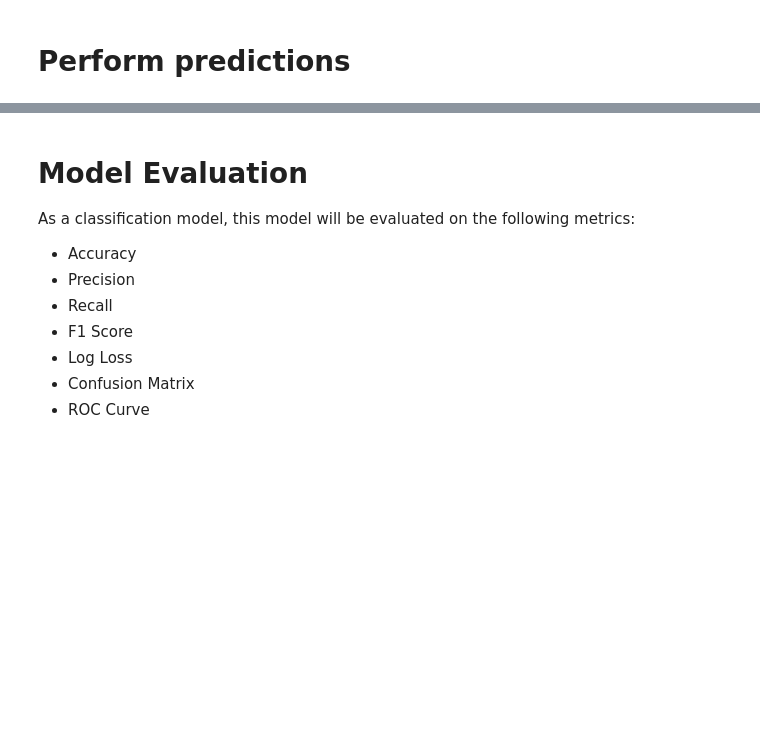
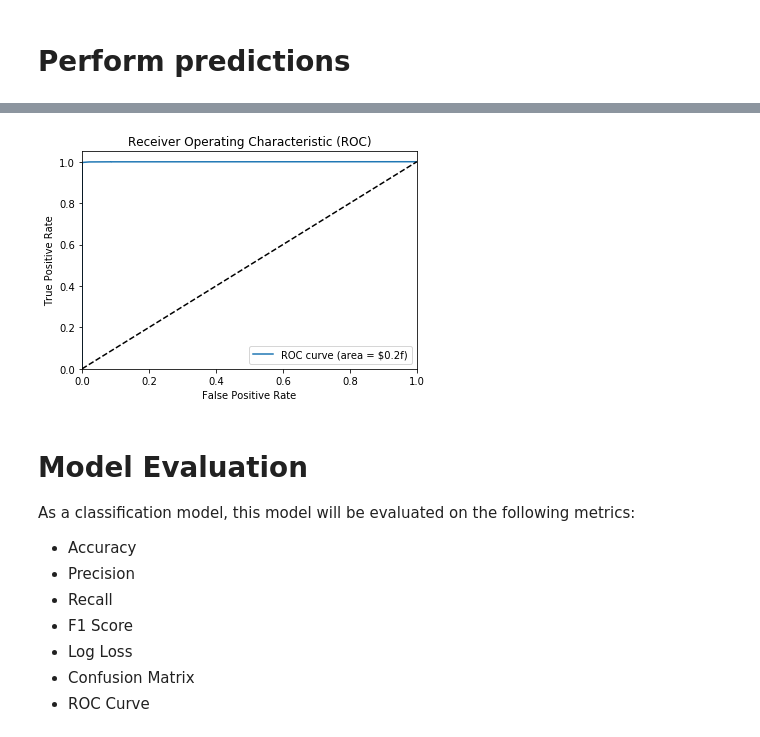
Before and after one commit to saechaol/network-intrusion-detector, a Jupyter notebook: intrusion_predictor.ipynb, the cells around one changed output, grey strips where cells are left out. Drawn from its saved outputs; the diff is of its cells as text; code cells hidden in the pictures; blank space fills up the shorter version.

Commit message:
added graphs with my convnet implementation

```diff
--- a/intrusion_predictor.ipynb
+++ b/intrusion_predictor.ipynb
@@ -277,7 +288,7 @@ array([[[[-0.10785025],
 # %% [markdown]
 # Split into train/test set
 # %%
-x_train, x_test, y_train, y_test = train_test_split(df_x, y, test_size=0.25, random_state=42)
+x_train, x_test, y_train, y_test = train_test_split(df_x, y, test_size=0.75, random_state=42)
 x_train = x_train.astype('float32')
 x_test = x_test.astype('float32')
 y_train = tf.keras.utils.to_categorical(y_train, 2)
@@ -299,26 +310,27 @@ print(y_test.shape)
 from tensorflow.keras.optimizers import Adam
 convnet = Sequential()
 # add convnet layers
-input_shape = (1,121,1)
 
-convnet.add(Conv2D(256, kernel_size=(1, 5), strides=(1, 1), padding='valid',
-                 activation='relu',
-                 input_shape=input_shape))
+convnet.add(Conv2D(128, kernel_size=(1, 5), strides=(1, 1),
+                  activation='relu',
+                  input_shape=(1, x_train.shape[2], 1)))
 
-convnet.add(MaxPooling2D(pool_size=(1, 2), strides=None))
+convnet.add(MaxPooling2D(pool_size=(1, 2)))
 
-convnet.add(Conv2D(128, (1, 5), activation='sigmoid'))
+convnet.add(Conv2D(256, kernel_size=(1, 5), strides=(1, 1), activation='relu'))
 
-convnet.add(MaxPooling2D(pool_size=(1, 2), strides=None))
-
-convnet.add(Dropout(0.25))
+convnet.add(MaxPooling2D(pool_size=(1, 2)))
 
 convnet.add(Flatten())
 
-convnet.add(Dense(2, activation='softmax'))
+convnet.add(Dense(64, activation="relu"))
+
+convnet.add(Dropout(0.5))
+
+convnet.add(Dense(y_train.shape[1], activation='softmax'))
 
 # compile convnet
-convnet.compile(loss=tf.keras.losses.categorical_crossentropy, optimizer=Adam(lr=0.001, decay=1e-6), metrics=['accuracy'])
+convnet.compile(loss="categorical_crossentropy", optimizer="adam", metrics=['accuracy'])
 # %%
 # print convnet summary
 convnet.summary()
@@ -394,2 +404,17 @@ Completed
 # %% [markdown]
 # Perform predictions
+# %%
+y_true = np.argmax(y_test[0:109189],axis=1)
+pred = convnet.predict(x_test[0:109189])
+pred = np.argmax(pred,axis=1)
+
+
+score = metrics.accuracy_score(y_true, pred)
+print('Accuracy: {}'.format(score))
+
+
+f1 = metrics.f1_score(y_true, pred, average='weighted')
+print('Averaged F1: {}'.format(f1))
+
+
+print(metrics.classification_report(y_true, pred))
@@ -396,3 +432,9 @@ Completed
+# %%
+pred = convnet.predict(x_test[0:109189])
+pred = pred[:,1] # Only positive class (M)
+plot_roc(pred,y_true)
+# %% [output]
+[figure, added]
 # %% [markdown]
 # Model Evaluation
 As a classification model, this model will be evaluated on the following metrics:
```
Also changed, not shown: parts of 9 cells of this notebook, 1 other file.
